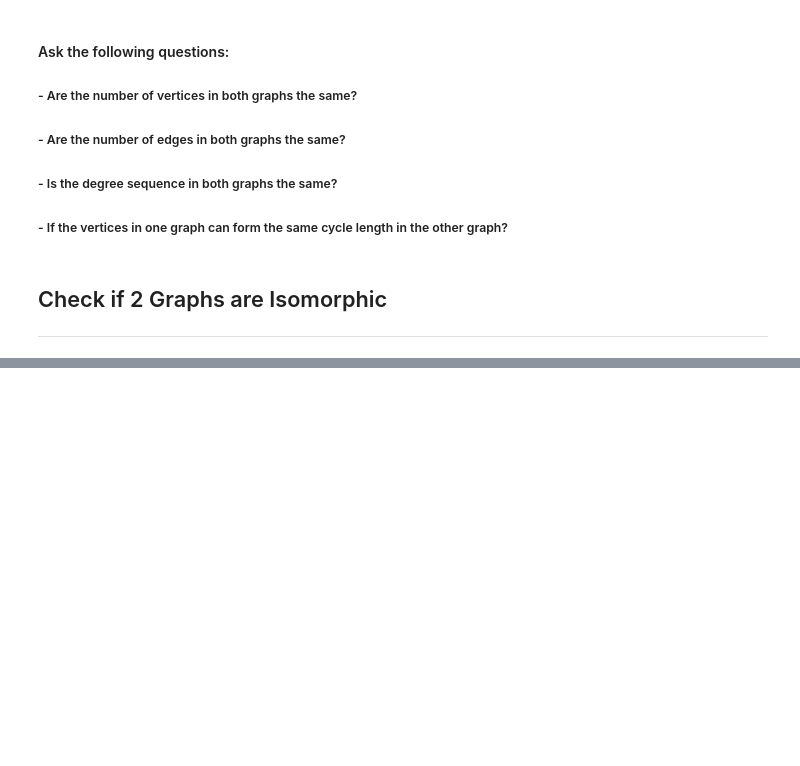
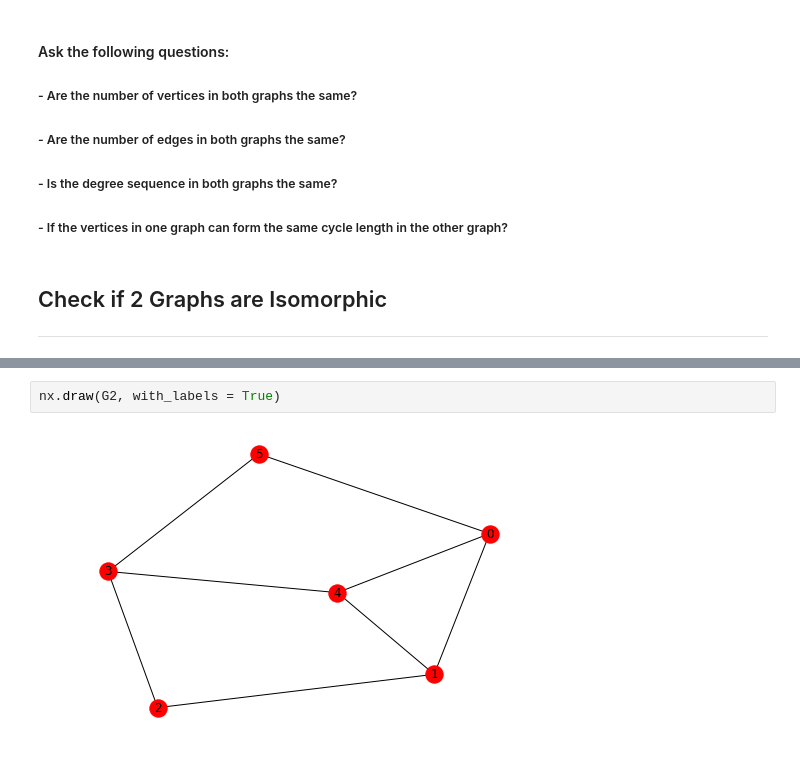
Before and after one commit to MateuszPietrzyk1/Graph-Theory-Project, a Jupyter notebook: GraphIsomorphism.ipynb, the cells around one changed output, grey strips where cells are left out. Saved outputs shown, nothing was run; the diff lists cells and outputs as text; blank space fills up the shorter version.

```diff
--- a/GraphIsomorphism.ipynb
+++ b/GraphIsomorphism.ipynb
@@ -81,0 +87,4 @@ NameError: name 'nx' is not defined
+# %%
+nx.draw(G2, with_labels = True)
+# %% [output]
+[figure, added]
```
Also changed, not shown: parts of 4 cells of this notebook.
